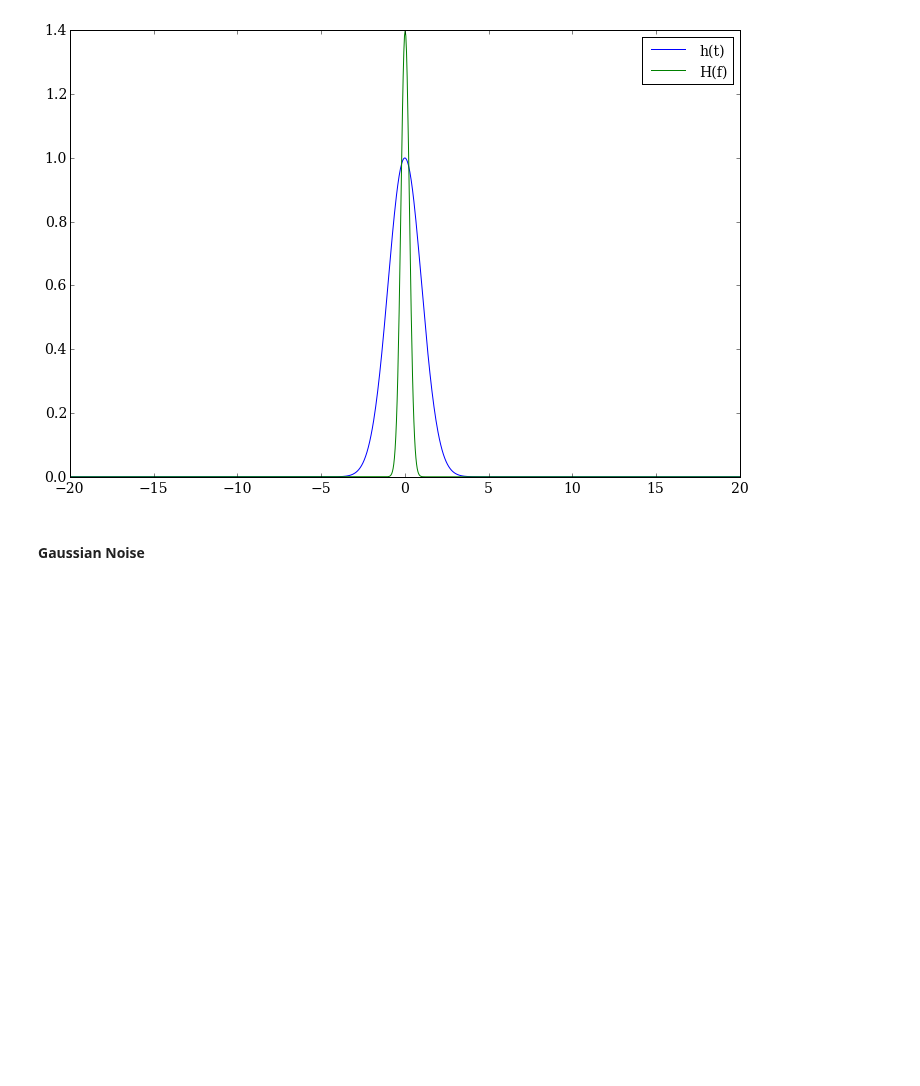
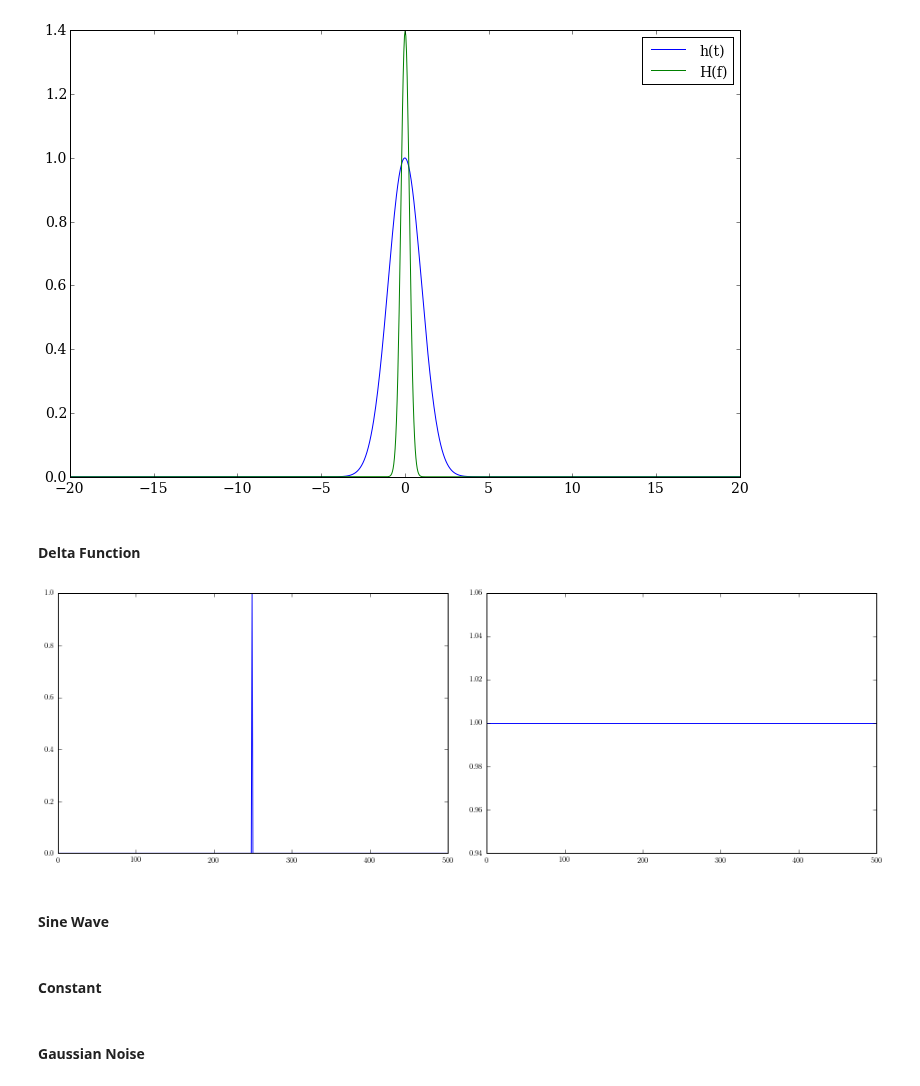
Before and after one commit to YastroML/YastroML, a Jupyter notebook: Session19_141029/Ch10_TimeSeries.ipynb, the cells around one changed output. Saved outputs shown, nothing was run; the diff lists cells and outputs as text; code cells hidden in the pictures; blank space fills up the shorter version.

```diff
--- a/Session19_141029/Ch10_TimeSeries.ipynb
+++ b/Session19_141029/Ch10_TimeSeries.ipynb
@@ -304,6 +307,18 @@ def fourierPlots(func):
     funcax.plot(func, '-')
     tranax = fig.add_axes([0.6, 0.05, .5, 0.5])
     tranax.plot(transform, '-')
+# %% [markdown]
+#### Delta Function
+# %%
+deltaFunc = np.zeros(500)
+deltaFunc[249] = 1
+fourierPlots(deltaFunc)
+# %% [output]
+[figure, added]
+# %% [markdown]
+#### Sine Wave
+# %% [markdown]
+#### Constant
 # %% [markdown]
 #### Gaussian Noise
 # %%
```
Also changed, not shown: parts of 4 cells of this notebook.
